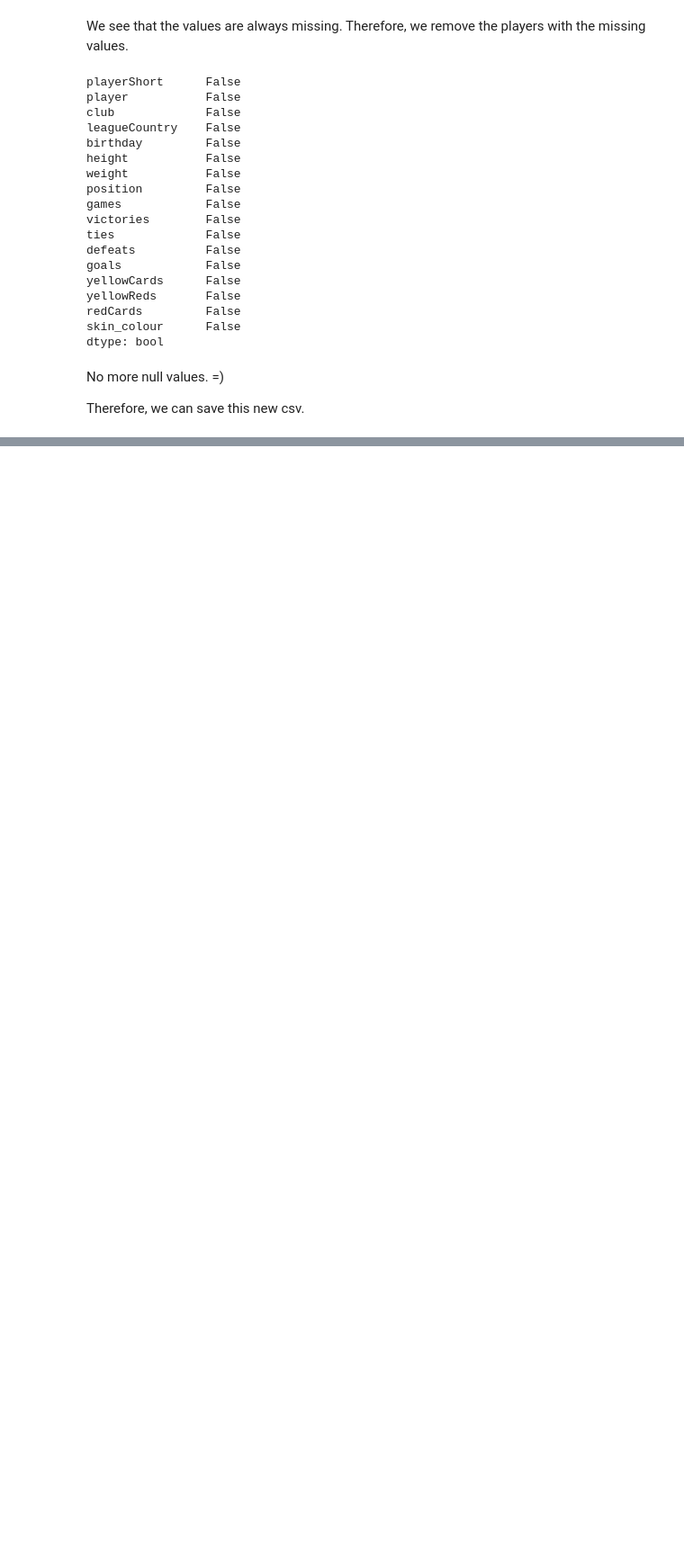
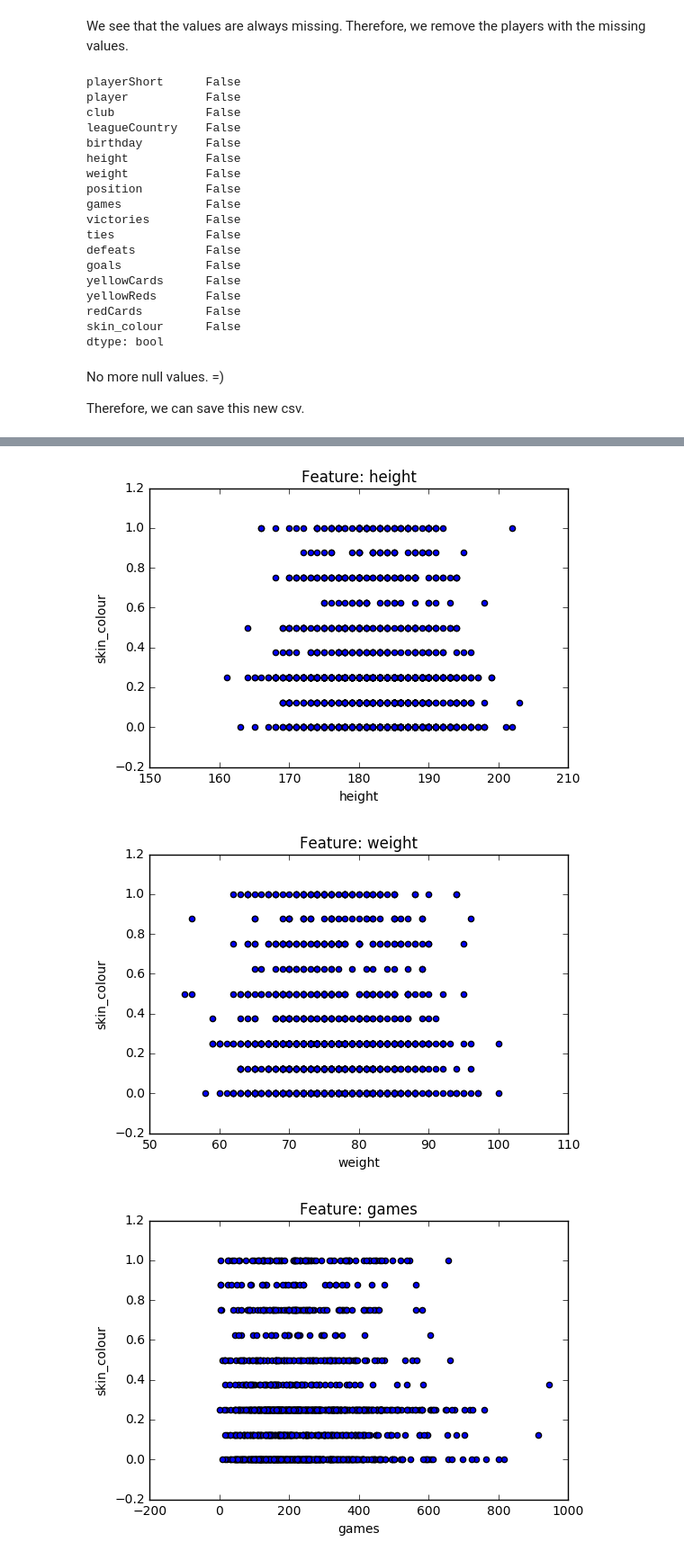
Before and after one commit to jmuth/ADA_homeworks, a Jupyter notebook: 04 - Applied ML/Data_Analysis_and_Cleaning.ipynb, the cells around one changed output, grey strips where cells are left out. Shown: that part at 90% size. Saved outputs shown, nothing was run; the diff lists cells and outputs as text; code cells hidden in the pictures; blank space fills up the shorter version.

Commit message:
[UPD] the Data Analysis part. New features were added. It can be useful for the ML. Let's see.. ;-)

```diff
--- a/04 - Applied ML/Data_Analysis_and_Cleaning.ipynb
+++ b/04 - Applied ML/Data_Analysis_and_Cleaning.ipynb
@@ -333,0 +473,3 @@ If we want to keep these information, we can use the cross these information wit
+# %%
+indicators = ['meanIAT', 'meanExp']
+cards = ['yellowCards', 'yellowReds', 'redCards', 'gravity']
@@ -333,0 +516,9 @@ If we want to keep these information, we can use the cross these information wit
+# %%
+# We can also save the one without the nan
+df_players_with_features_no_nan = df_players_with_features.dropna()
+df_players_with_features_no_nan.to_csv('./data/players_with features_no_nan.csv', index=False)
+# %%
+# We can remove all the columns with String values instead of numerical values.
+non_numeric = ['playerShort', 'player', 'club', 'leagueCountry', 'birthday', 'position']
+df_players_with_features.drop(non_numeric, axis=1).to_csv('./data/players_with features_only_num_values.csv', index=False)
+df_players_with_features_no_nan.drop(non_numeric, axis=1).to_csv('./data/players_with features_no_nan_only_num_values.csv', index=False)
@@ -333,0 +533,8 @@ If we want to keep these information, we can use the cross these information wit
+# %%
+features_tmp = df_players_with_features.columns
+features = []
+label = 'skin_colour'
+for i in features_tmp:
+    if i != 'skin_colour':
+        features.append(i)
+len(features)
@@ -333,0 +543,13 @@ If we want to keep these information, we can use the cross these information wit
+# %%
+for ftre in features:
+    if ftre not in non_numeric:
+        plt.figure()
+        plt.scatter(list(df_players_with_features_no_nan[ftre]), list(df_players_with_features_no_nan[label]))
+        plt.title('Feature: %s'%(ftre))
+        plt.xlabel(ftre)
+        plt.ylabel(label)
+        plt.show()
+# %% [output]
+[figure, added]
+[figure, added]
+[figure, added]
```
Also changed, not shown: parts of 30 cells of this notebook, 6 other files.
